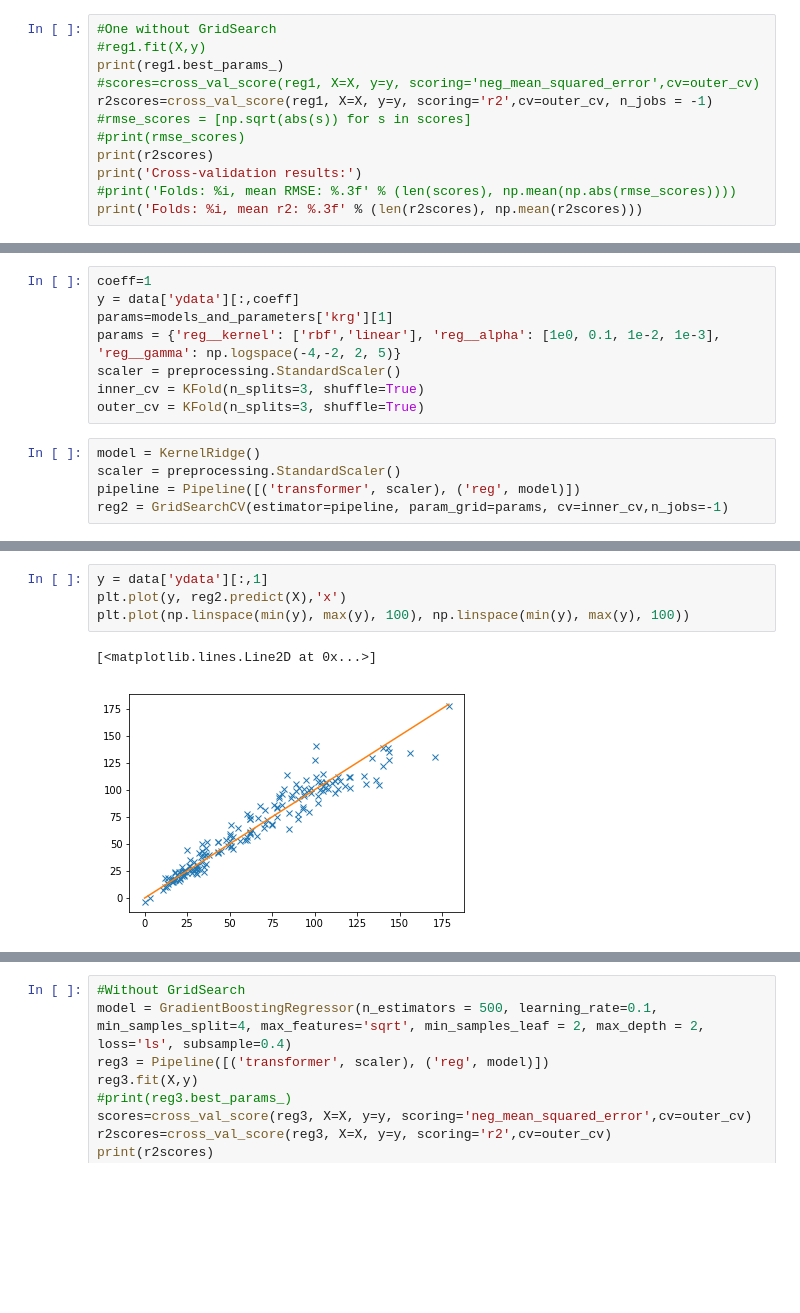
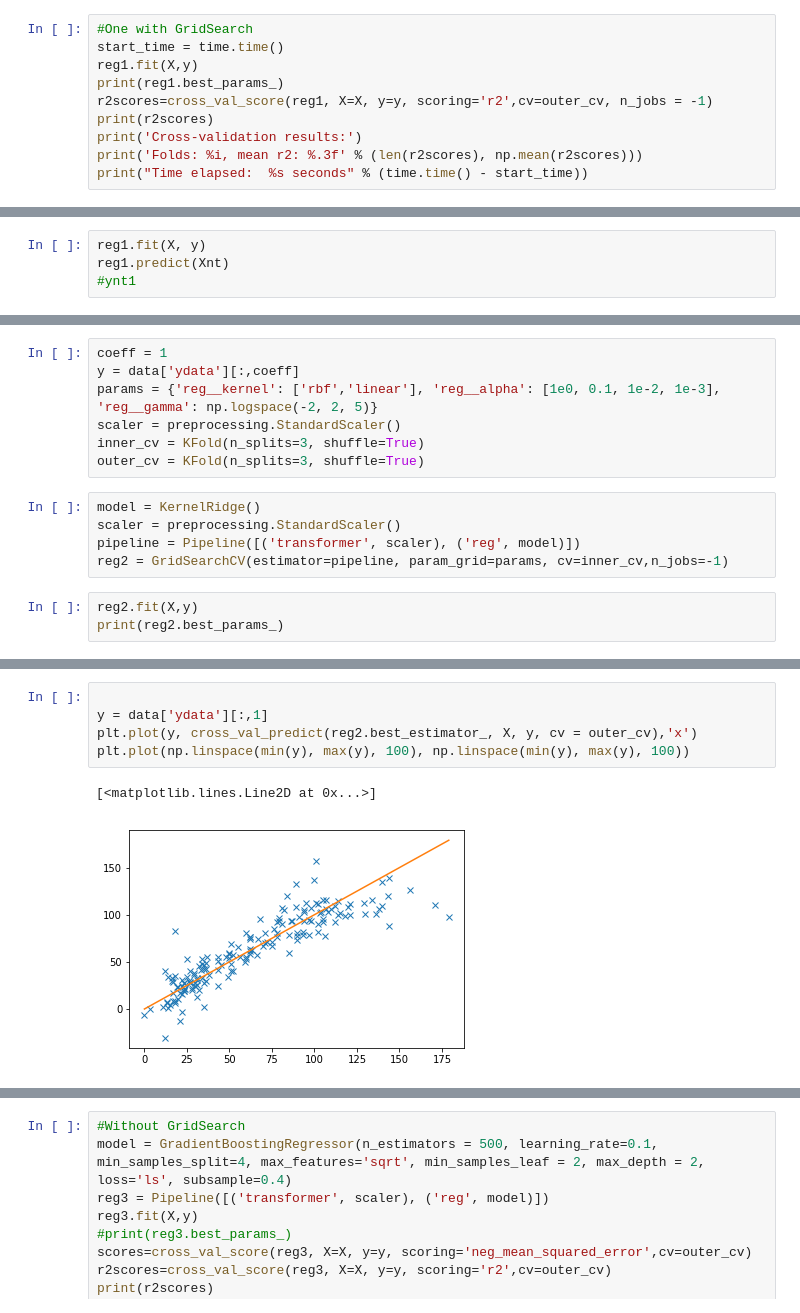
Before and after one commit to ahzeeshan/screening-ml, a Jupyter notebook: data-gen/model_features_trial2.ipynb, the cells around one changed output, grey strips where cells are left out. Cells and saved outputs as stored; diff of their text form; blank space fills up the shorter version.

Commit message:
Added new predictions + code

```diff
--- a/data-gen/model_features_trial2.ipynb
+++ b/data-gen/model_features_trial2.ipynb
@@ -148,13 +140,11 @@ reg1 = Pipeline([('transformer', scaler), ('reg', model)])
 # %%
-#One without GridSearch
-#reg1.fit(X,y)
+#One with GridSearch
+start_time = time.time()
+reg1.fit(X,y)
 print(reg1.best_params_)
-#scores=cross_val_score(reg1, X=X, y=y, scoring='neg_mean_squared_error',cv=outer_cv)
 r2scores=cross_val_score(reg1, X=X, y=y, scoring='r2',cv=outer_cv, n_jobs = -1)
-#rmse_scores = [np.sqrt(abs(s)) for s in scores]
-#print(rmse_scores)
 print(r2scores)
 print('Cross-validation results:')
-#print('Folds: %i, mean RMSE: %.3f' % (len(scores), np.mean(np.abs(rmse_scores))))
 print('Folds: %i, mean r2: %.3f' % (len(r2scores), np.mean(r2scores)))
+print("Time elapsed:  %s seconds" % (time.time() - start_time))
 # %% [output]
@@ -237,0 +227,4 @@ pf_rf.xy_plot(x_col=y,
+# %%
+reg1.fit(X, y)
+reg1.predict(Xnt)
+#ynt1
@@ -240,8 +268,7 @@ s = pickle.dump(reg1,open( "reg1_features2.p", "wb" ))
 # %%
-coeff=1
+coeff = 1
 y = data['ydata'][:,coeff]
-params=models_and_parameters['krg'][1]
-params = {'reg__kernel': ['rbf','linear'], 'reg__alpha': [1e0, 0.1, 1e-2, 1e-3], 'reg__gamma': np.logspace(-4,-2, 2, 5)}
+params = {'reg__kernel': ['rbf','linear'], 'reg__alpha': [1e0, 0.1, 1e-2, 1e-3], 'reg__gamma': np.logspace(-2, 2, 5)}
 scaler = preprocessing.StandardScaler()
 inner_cv = KFold(n_splits=3, shuffle=True)
 outer_cv = KFold(n_splits=3, shuffle=True)
@@ -250,3 +277,6 @@ model = KernelRidge()
 scaler = preprocessing.StandardScaler()
 pipeline = Pipeline([('transformer', scaler), ('reg', model)])
 reg2 = GridSearchCV(estimator=pipeline, param_grid=params, cv=inner_cv,n_jobs=-1)
+# %%
+reg2.fit(X,y)
+print(reg2.best_params_)
@@ -267,7 +302,8 @@ Folds: 3, mean r2: 0.821
 # %%
+
 y = data['ydata'][:,1]
-plt.plot(y, reg2.predict(X),'x')
+plt.plot(y, cross_val_predict(reg2.best_estimator_, X, y, cv = outer_cv),'x')
 plt.plot(np.linspace(min(y), max(y), 100), np.linspace(min(y), max(y), 100))
 # %% [output]
 [<matplotlib.lines.Line2D at 0x...>]
-[figure, old version]
+[figure, new version]
```
Also changed, not shown: parts of 46 cells of this notebook, 1 other file.
